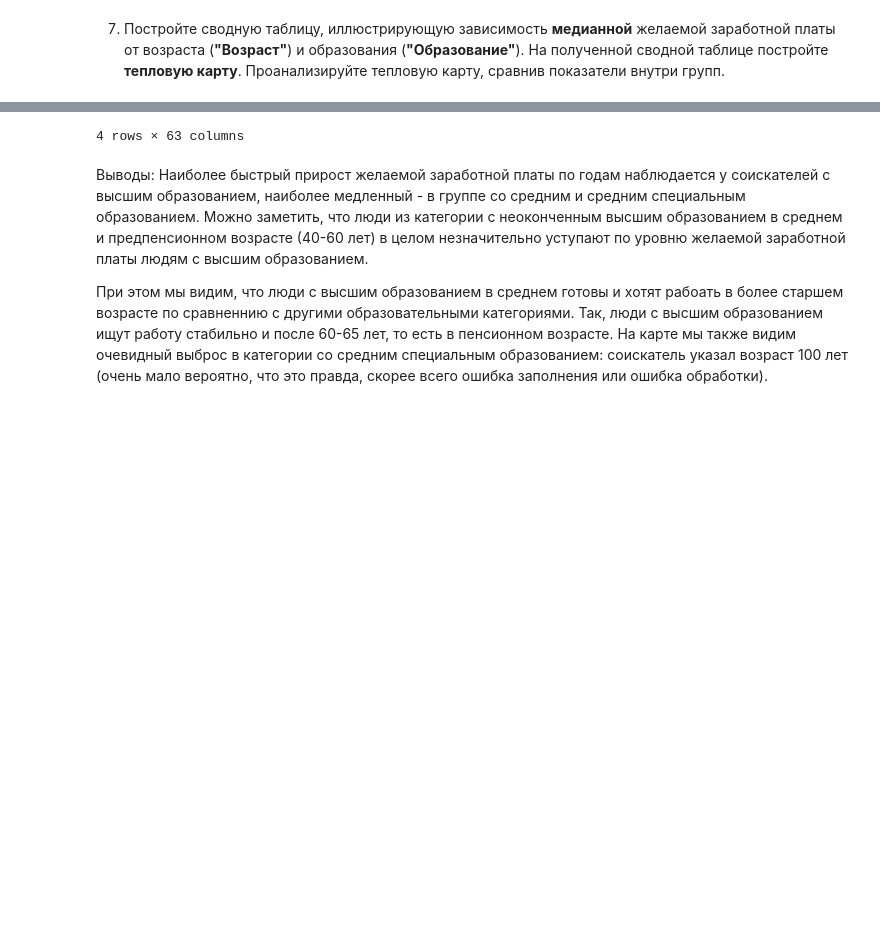
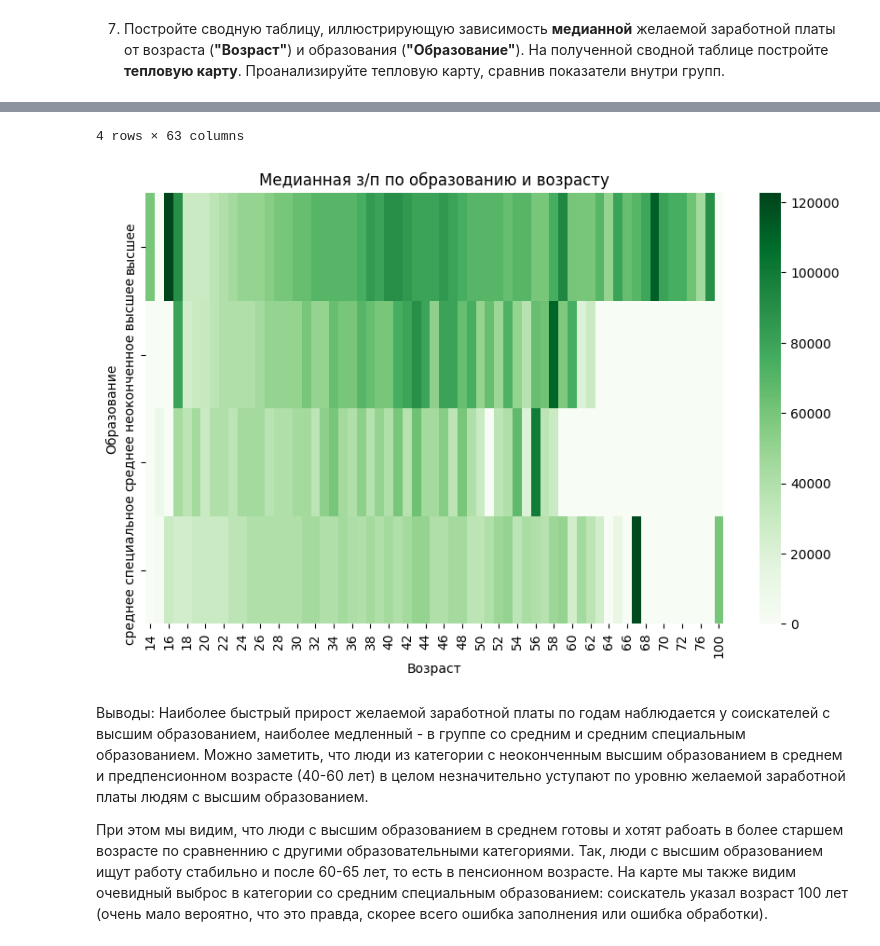
Before and after one commit to ekaterinakaz4255/Data_Analysis, a Jupyter notebook: Project-1. Ноутбук-шаблон.ipynb, the cells around one changed output, grey strips where cells are left out. Saved outputs shown, nothing was run; the diff lists cells and outputs as text; code cells hidden in the pictures; blank space fills up the shorter version.

```diff
--- a/Project-1. Ноутбук-шаблон.ipynb
+++ b/Project-1. Ноутбук-шаблон.ipynb
@@ -725,32 +725,30 @@ plt.show()
 # %%
 # ваш код здесь
 
 # Создаем сводную таблицу с медианной заработной платой по возрасту и образованию
 pivot_table = df_7.pivot_table(
     values='ЗП (руб)',
     index='Образование',
     columns='Возраст',
     aggfunc='median',
     fill_value=0
 )
 display(pivot_table.head(5))
 
 # Создаем тепловую карту на основе сводной таблицы
-fig = px.imshow(
-    pivot_table,
-    aspect='auto',
-    color_continuous_scale='greens',
-    title='Медианная з/п по образованию и возрасту'
-)
-fig.show()
+plt.figure(figsize=(10, 6))
+sns.heatmap(pivot_table, annot=False, cmap='Greens')
+plt.title('Медианная з/п по образованию и возрасту')
+plt.show()
 # %% [output]
 | Возраст | 14 | 15 | 16 | 17 | 18 | 19 | 20 | 21 | 22 | 23 | ... | ... |
 | Образование |  |  |  |  |  |  |  |  |  |  |  | ... |
 | высшее | 60000.0 | 0.0 | 122582.49 | 90075.5 | 30000.0 | 30000.0 | 30000.0 | 35000.0 | 40000.0 | 45000.0 | ... | ... |
 | неоконченное высшее | 0.0 | 0.0 | 0.00 | 80000.0 | 25000.0 | 30000.0 | 31000.0 | 35000.0 | 40000.0 | 40000.0 | ... | ... |
 | среднее | 0.0 | 10000.0 | 0.00 | 44000.0 | 35000.0 | 45000.0 | 29000.0 | 40000.0 | 40000.0 | 35000.0 | ... | ... |
 | среднее специальное | 0.0 | 2000.0 | 30000.00 | 25000.0 | 25151.0 | 30000.0 | 30000.0 | 30000.0 | 30000.0 | 35000.0 | ... | ... |
 4 rows × 63 columns
+[figure, added]
 # %% [markdown]
 Выводы: Наиболее быстрый прирост желаемой заработной платы по годам наблюдается у соискателей с высшим образованием, наиболее медленный - в группе со средним и средним специальным образованием. Можно заметить, что люди из категории с неоконченным высшим образованием в среднем и предпенсионном возрасте (40-60 лет) в целом незначительно уступают по уровню желаемой заработной платы людям с высшим образованием.
 
```
Also changed, not shown: parts of 11 cells of this notebook.
